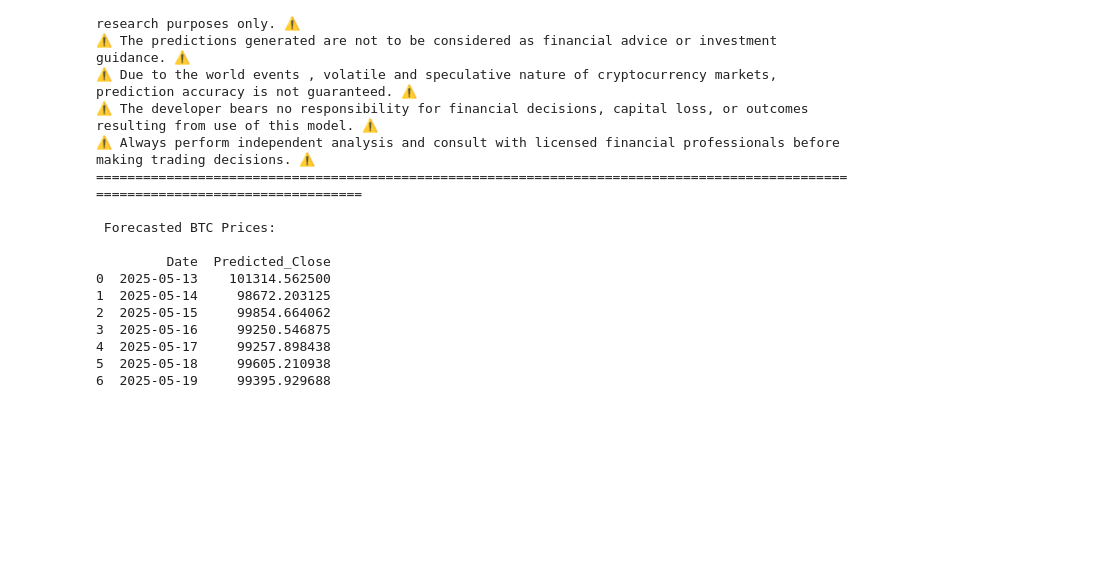
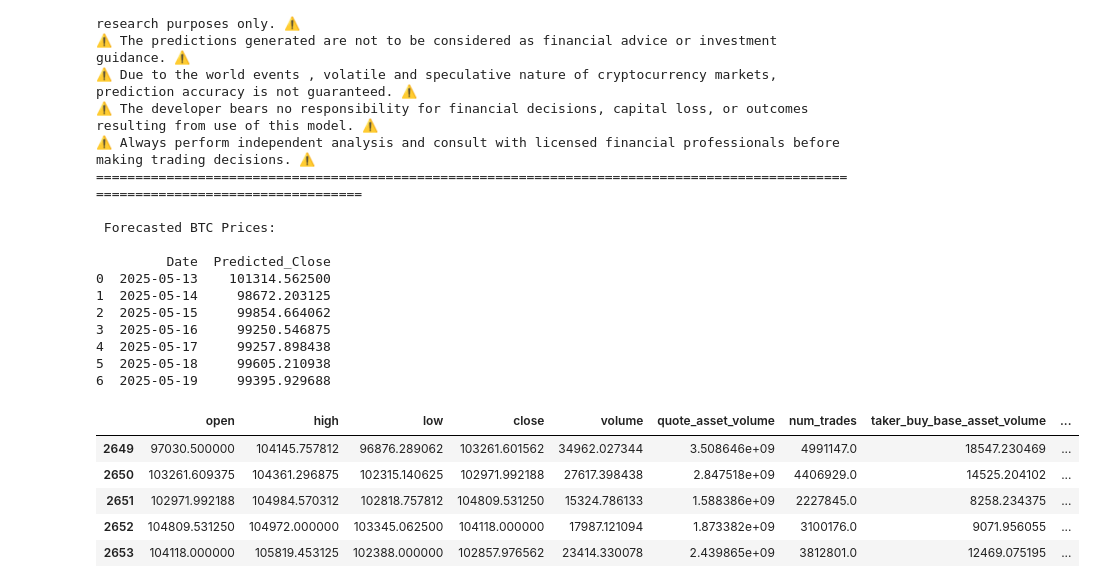
Before and after one commit to cimem37/Cryptocurrency-Forecasting, a Jupyter notebook: Untitled5.ipynb, the cells around one changed output. Drawn from its saved outputs; the diff is of its cells as text; code cells hidden in the pictures; blank space fills up the shorter version.

```diff
--- a/Untitled5.ipynb
+++ b/Untitled5.ipynb
@@ -687,3 +687,12 @@ print(forecast_df)
 4  2025-05-17     99257.898438
 5  2025-05-18     99605.210938
 6  2025-05-19     99395.929688
+# %%
+df.tail()
+# %% [output]
+|  | open | high | low | close | volume | quote_asset_volume | num_trades | taker_buy_base_asset_volume | ... |
+| 2649 | 97030.500000 | 104145.757812 | 96876.289062 | 103261.601562 | 34962.027344 | 3.508646e+09 | 4991147.0 | 18547.230469 | ... |
+| 2650 | 103261.609375 | 104361.296875 | 102315.140625 | 102971.992188 | 27617.398438 | 2.847518e+09 | 4406929.0 | 14525.204102 | ... |
+| 2651 | 102971.992188 | 104984.570312 | 102818.757812 | 104809.531250 | 15324.786133 | 1.588386e+09 | 2227845.0 | 8258.234375 | ... |
+| 2652 | 104809.531250 | 104972.000000 | 103345.062500 | 104118.000000 | 17987.121094 | 1.873382e+09 | 3100176.0 | 9071.956055 | ... |
+| 2653 | 104118.000000 | 105819.453125 | 102388.000000 | 102857.976562 | 23414.330078 | 2.439865e+09 | 3812801.0 | 12469.075195 | ... |
```
Also changed, not shown: parts of 1 cell of this notebook.
